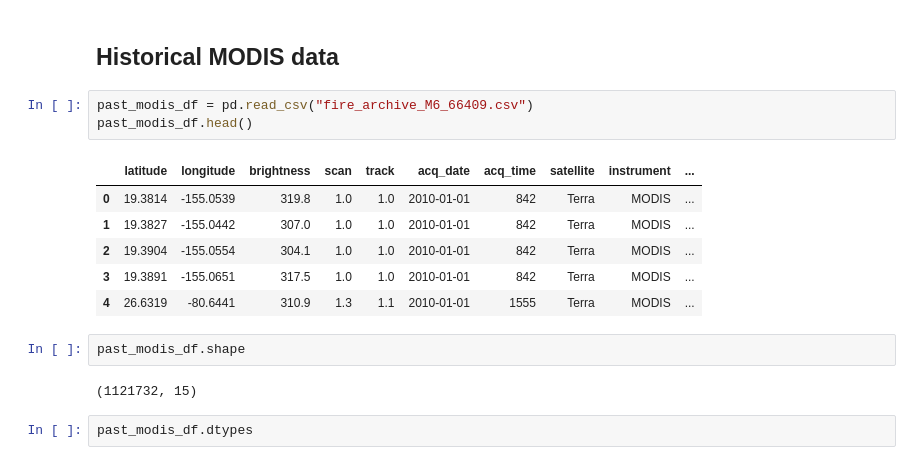
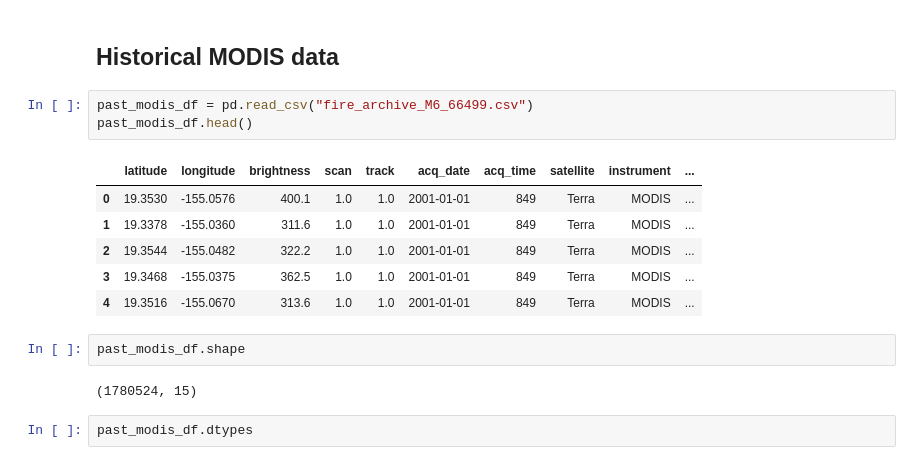
Before and after one commit to BloomTech-Labs/forest-fire-watch-ds, a Jupyter notebook: fires.ipynb, the cells around one changed output. Saved outputs shown, nothing was run; the diff lists cells and outputs as text.

```diff
--- a/fires.ipynb
+++ b/fires.ipynb
@@ -66,19 +163,19 @@ dtype: int64
 # %% [markdown]
 ## Historical MODIS data
 # %%
-past_modis_df = pd.read_csv("fire_archive_M6_66409.csv")
+past_modis_df = pd.read_csv("fire_archive_M6_66499.csv")
 past_modis_df.head()
 # %% [output]
 |  | latitude | longitude | brightness | scan | track | acq_date | acq_time | satellite | instrument | ... |
-| 0 | 19.3814 | -155.0539 | 319.8 | 1.0 | 1.0 | 2010-01-01 | 842 | Terra | MODIS | ... |
-| 1 | 19.3827 | -155.0442 | 307.0 | 1.0 | 1.0 | 2010-01-01 | 842 | Terra | MODIS | ... |
-| 2 | 19.3904 | -155.0554 | 304.1 | 1.0 | 1.0 | 2010-01-01 | 842 | Terra | MODIS | ... |
-| 3 | 19.3891 | -155.0651 | 317.5 | 1.0 | 1.0 | 2010-01-01 | 842 | Terra | MODIS | ... |
-| 4 | 26.6319 | -80.6441 | 310.9 | 1.3 | 1.1 | 2010-01-01 | 1555 | Terra | MODIS | ... |
+| 0 | 19.3530 | -155.0576 | 400.1 | 1.0 | 1.0 | 2001-01-01 | 849 | Terra | MODIS | ... |
+| 1 | 19.3378 | -155.0360 | 311.6 | 1.0 | 1.0 | 2001-01-01 | 849 | Terra | MODIS | ... |
+| 2 | 19.3544 | -155.0482 | 322.2 | 1.0 | 1.0 | 2001-01-01 | 849 | Terra | MODIS | ... |
+| 3 | 19.3468 | -155.0375 | 362.5 | 1.0 | 1.0 | 2001-01-01 | 849 | Terra | MODIS | ... |
+| 4 | 19.3516 | -155.0670 | 313.6 | 1.0 | 1.0 | 2001-01-01 | 849 | Terra | MODIS | ... |
 # %%
 past_modis_df.shape
 # %% [output]
-(1121732, 15)
+(1780524, 15)
 # %%
 past_modis_df.dtypes
 # %% [output]
```
Also changed, not shown: parts of 18 cells of this notebook.
